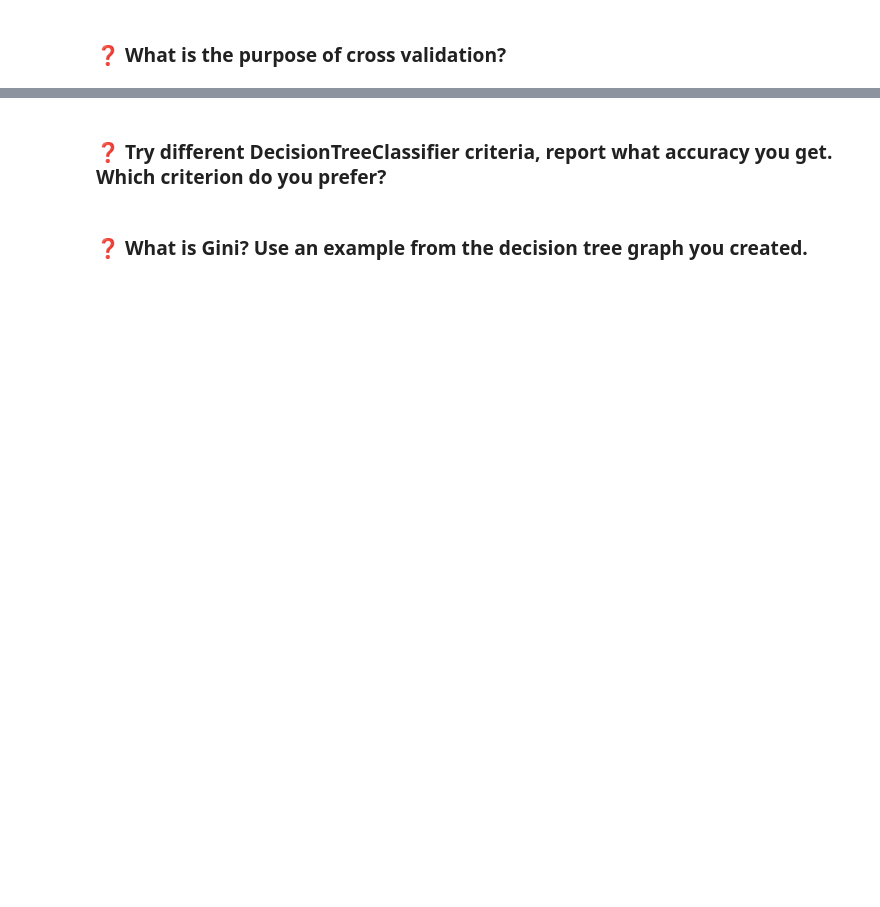
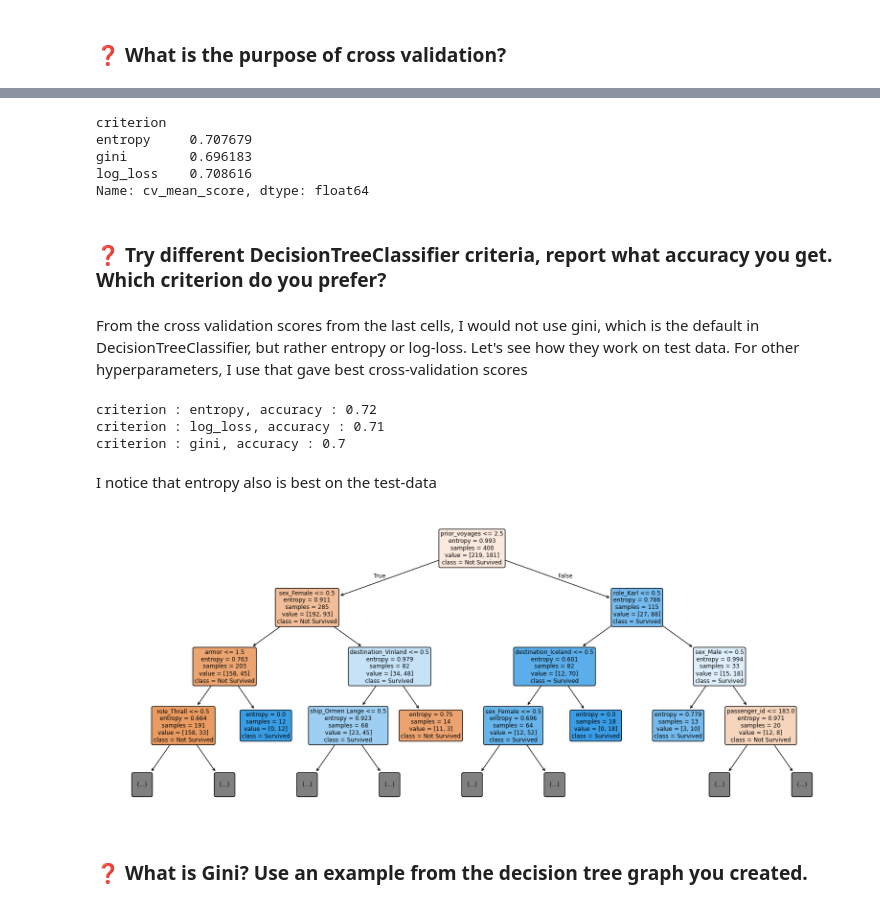
Before and after one commit to EinarJohannes/intro_ml_assignment_2, a Jupyter notebook: Problem2.ipynb, the cells around one changed output, grey strips where cells are left out. Drawn from its saved outputs; the diff is of its cells as text; code cells hidden in the pictures; blank space fills up the shorter version.

Commit message:
Have fitted DecisionTreeClassifier and done cv for combinations of hyperparameters. Achieved accuracy of over 70%

```diff
--- a/Problem2.ipynb
+++ b/Problem2.ipynb
@@ -644,11 +846,70 @@ print(f"Test accuracy: {a:.4f}")
+# %%
+# Want to use groupby to find mean cv_mean_score for each criterion
+grouped = cv_result_df.groupby("criterion")["cv_mean_score"].mean()
+grouped.head()
+# %% [output]
+criterion
+entropy     0.707679
+gini        0.696183
+log_loss    0.708616
+Name: cv_mean_score, dtype: float64
 # %% [markdown]
 ### ❓ Try different DecisionTreeClassifier criteria, report what accuracy you get. Which criterion do you prefer?
+# %% [markdown]
+From the cross validation scores from the last cells, I would not use gini, which is the default in DecisionTreeClassifier, but rather entropy or log-loss.
+Let's see how they work on test data. For other hyperparameters, I use that gave best cross-validation scores
+# %%
+criterias = ["entropy", "log_loss", "gini"]
+
+for criterion in criterias:
+    clf = DecisionTreeClassifier(
+        max_depth= 15,
+        min_samples_split= 2,
+        min_samples_leaf=10,
+        criterion= criterion,
+    )
+
+    clf.fit(X_train, y_train)
+
+    y_pred = clf.predict(X_test)
+
+    accuracy = accuracy_score(y_test, y_pred)
+
+    print(f"criterion : {criterion}, accuracy : {accuracy}")
+# %% [output]
+criterion : entropy, accuracy : 0.72
+criterion : log_loss, accuracy : 0.71
+criterion : gini, accuracy : 0.7
+# %% [markdown]
+I notice that entropy also is best on the test-data
 # %%
 import matplotlib.pyplot as plt
 from sklearn.tree import plot_tree
 
 # ====================================
 # YOUR CODE GOES HERE: Plot the decision tree nodes!
 # ====================================
+
+clf = DecisionTreeClassifier(
+    max_depth= 15,
+    min_samples_split= 2,
+    min_samples_leaf=10,
+    criterion= "entropy",
+)
+
+clf.fit(X_train, y_train)
+
+plt.figure(figsize=(20, 8))
+plot_tree(
+    clf,
+    feature_names=X_train.columns,
+    class_names=["Not Survived", "Survived"],
+    filled=True,
+    rounded=True,
+    max_depth=3,   # Showing only first 4 levels of the tree. Hard to see otherwise. Possible to play around with this.
+)
+plt.show()
+# %% [output]
+[figure, added]
 # %% [markdown]
 ### ❓ What is Gini? Use an example from the decision tree graph you created.
```
Also changed, not shown: parts of 22 cells of this notebook.
